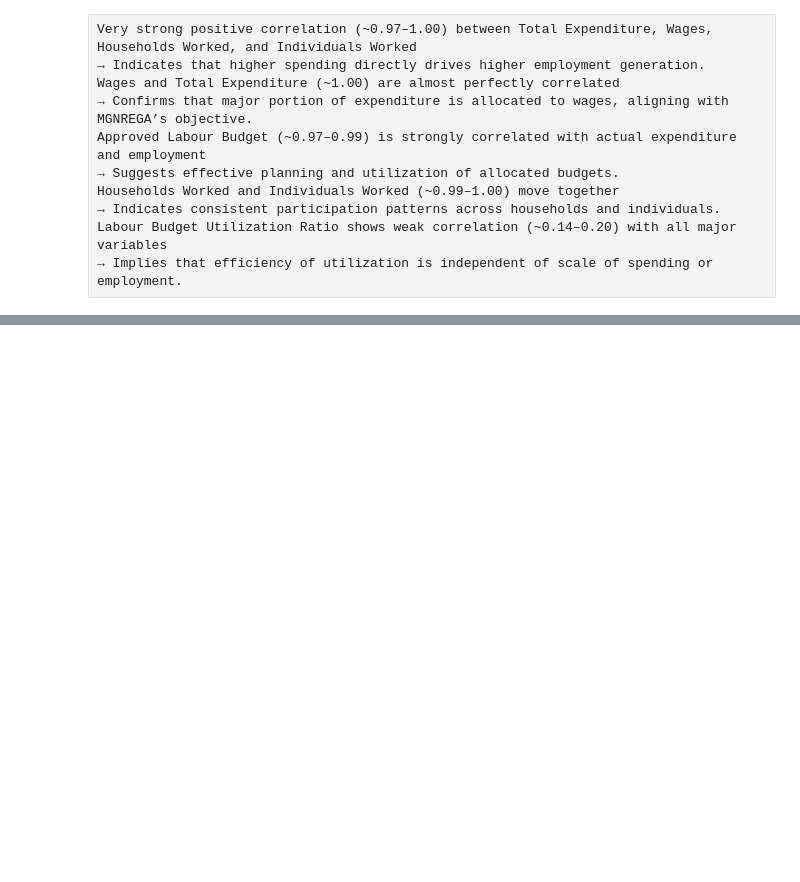
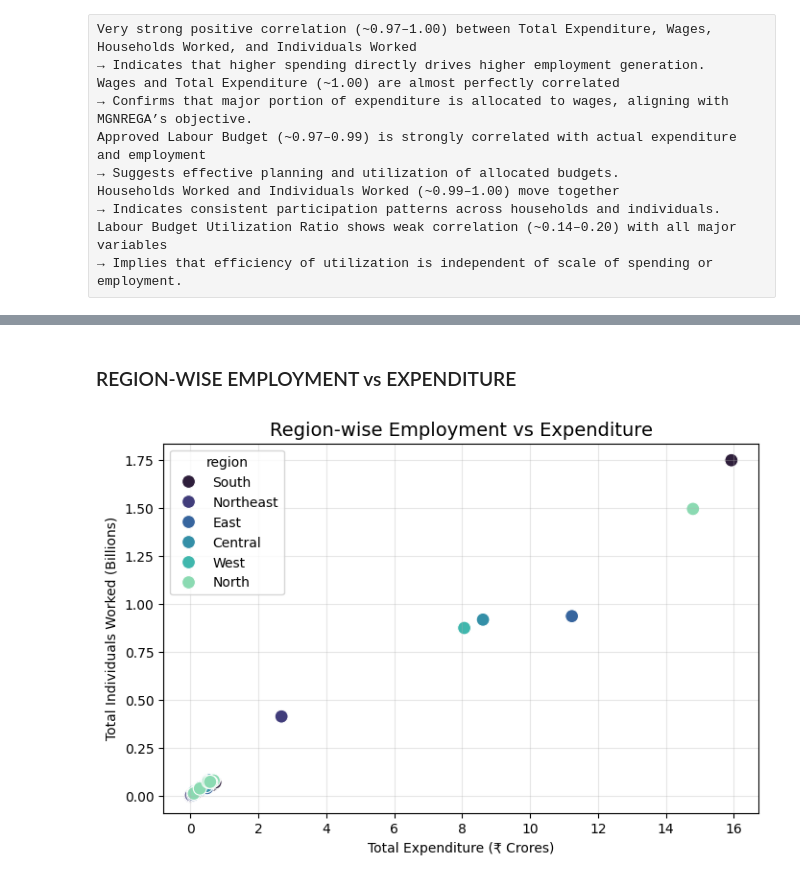
Before and after one commit to Shubhangidixit01/MGNREGA-Data-Analysis, a Jupyter notebook: notebooks/MGNREGA_Analysis.ipynb, the cells around one changed output, grey strips where cells are left out. Cells and saved outputs as stored; diff of their text form; code cells hidden in the pictures; blank space fills up the shorter version.

```diff
--- a/notebooks/MGNREGA_Analysis.ipynb
+++ b/notebooks/MGNREGA_Analysis.ipynb
@@ -1422,0 +1375,27 @@ The scatter plot reveals no strong relationship between total expenditure and la
+# %% [markdown]
+### REGION-WISE EMPLOYMENT vs EXPENDITURE
+# %%
+# Convert units
+df_region_year['Exp_Crore'] = df_region_year['Total_Exp'] / 1e7      # ₹ Crores
+df_region_year['Emp_Million'] = df_region_year['Total_Individuals_Worked'] / 1e9  # Billions
+
+plt.figure(figsize=(8,5))
+
+sns.scatterplot(
+    data=df_region_year,
+    x='Exp_Crore',
+    y='Emp_Million',
+    hue='region',
+    s=100,
+    palette='mako'
+)
+
+# Labels with units
+plt.title("Region-wise Employment vs Expenditure", fontsize=14)
+plt.xlabel("Total Expenditure (₹ Crores)")
+plt.ylabel("Total Individuals Worked (Billions)")
+
+plt.grid(alpha=0.3)
+plt.show()
+# %% [output]
+[figure, added]
```
Also changed, not shown: parts of 34 cells of this notebook.
